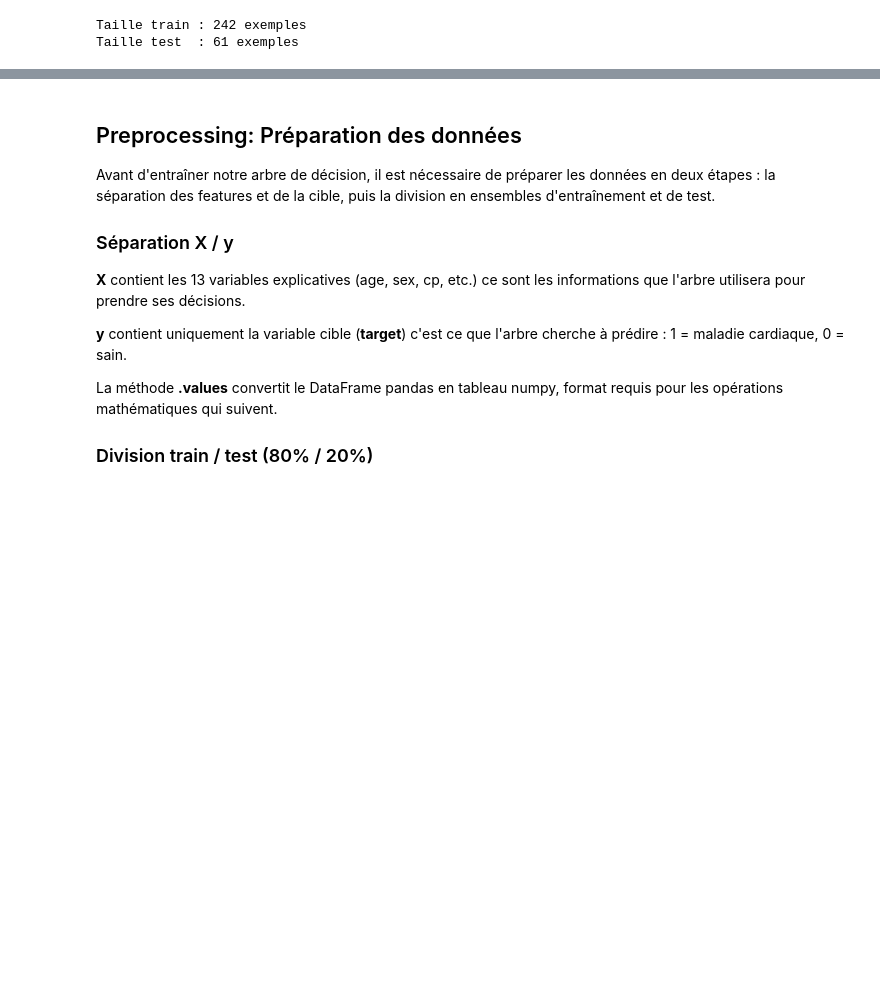
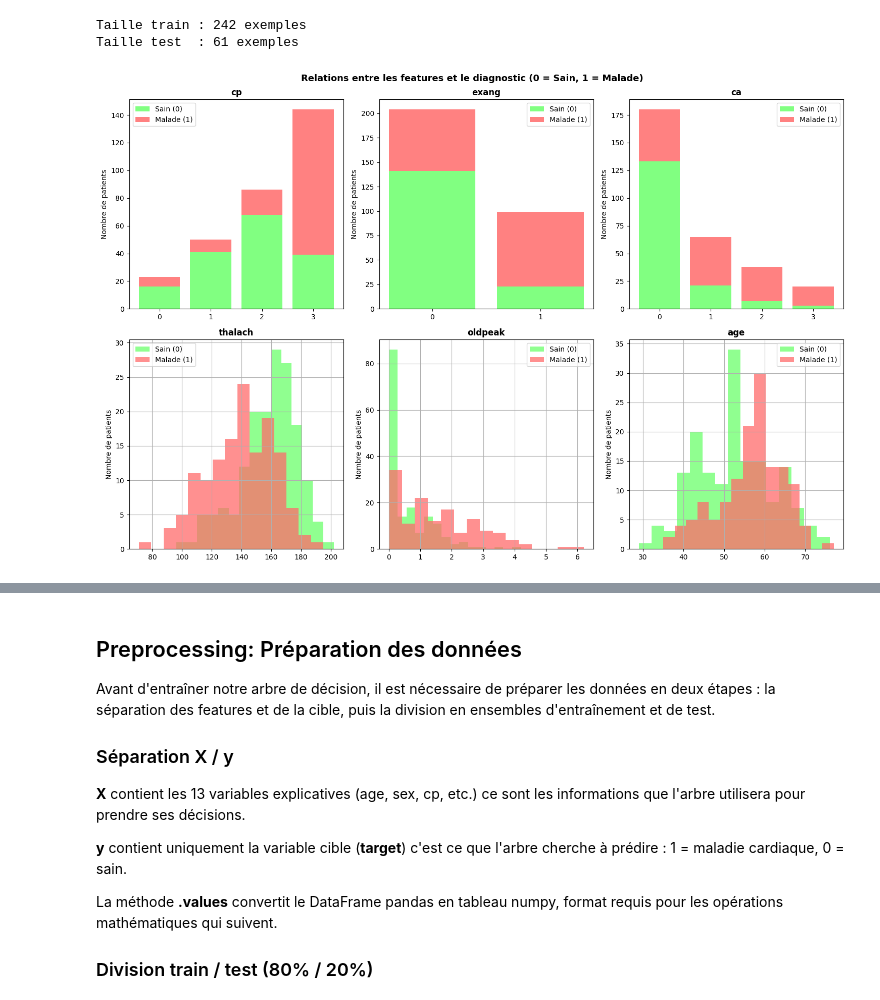
Before and after one commit to gssgsssss/Projet_Arbres_Decision_L3, a Jupyter notebook: Projet_Maths_Info_Arbres_Decision_.ipynb, the cells around one changed output, grey strips where cells are left out. Saved outputs shown, nothing was run; the diff lists cells and outputs as text; code cells hidden in the pictures; blank space fills up the shorter version.

```diff
--- a/Projet_Maths_Info_Arbres_Decision_.ipynb
+++ b/Projet_Maths_Info_Arbres_Decision_.ipynb
@@ -281,3 +284,43 @@ print(f"Taille test  : {len(X_test)} exemples")
 # %% [output]
 Taille train : 242 exemples
 Taille test  : 61 exemples
+# %%
+import matplotlib.pyplot as plt
+import numpy as np
+
+fig, axes = plt.subplots(2, 3, figsize=(15, 10))
+fig.suptitle('Relations entre les features et le diagnostic (0 = Sain, 1 = Malade)',
+             fontsize=13, fontweight='bold')
+
+# --- Ligne 1 : features catégorielles ---
+for i, feat in enumerate(['cp', 'exang', 'ca']):
+    ax = axes[0, i]
+    vals = sorted(df[feat].unique())
+    sains   = [df[(df[feat] == v) & (df['target'] == 0)].shape[0] for v in vals]
+    malades = [df[(df[feat] == v) & (df['target'] == 1)].shape[0] for v in vals]
+    x = np.arange(len(vals))
+    ax.bar(x, sains,   label='Sain (0)',    color='#6bff6b', alpha=0.85)
+    ax.bar(x, malades, label='Malade (1)',  color='#ff6b6b', alpha=0.85,
+           bottom=sains)
+    ax.set_xticks(x)
+    ax.set_xticklabels([int(v) for v in vals])
+    ax.set_title(feat, fontweight='bold')
+    ax.set_ylabel('Nombre de patients')
+    ax.legend()
+
+# --- Ligne 2 : features continues ---
+for i, feat in enumerate(['thalach', 'oldpeak', 'age']):
+    ax = axes[1, i]
+    df[df['target'] == 0][feat].hist(ax=ax, bins=15, alpha=0.75,
+                                      color='#6bff6b', label='Sain (0)')
+    df[df['target'] == 1][feat].hist(ax=ax, bins=15, alpha=0.75,
+                                      color='#ff6b6b', label='Malade (1)')
+    ax.set_title(feat, fontweight='bold')
+    ax.set_ylabel('Nombre de patients')
+    ax.legend()
+
+plt.tight_layout()
+plt.savefig('eda_features.png', dpi=150, bbox_inches='tight')
+plt.show()
+# %% [output]
+[figure, added]
```
Also changed, not shown: parts of 16 cells of this notebook.
